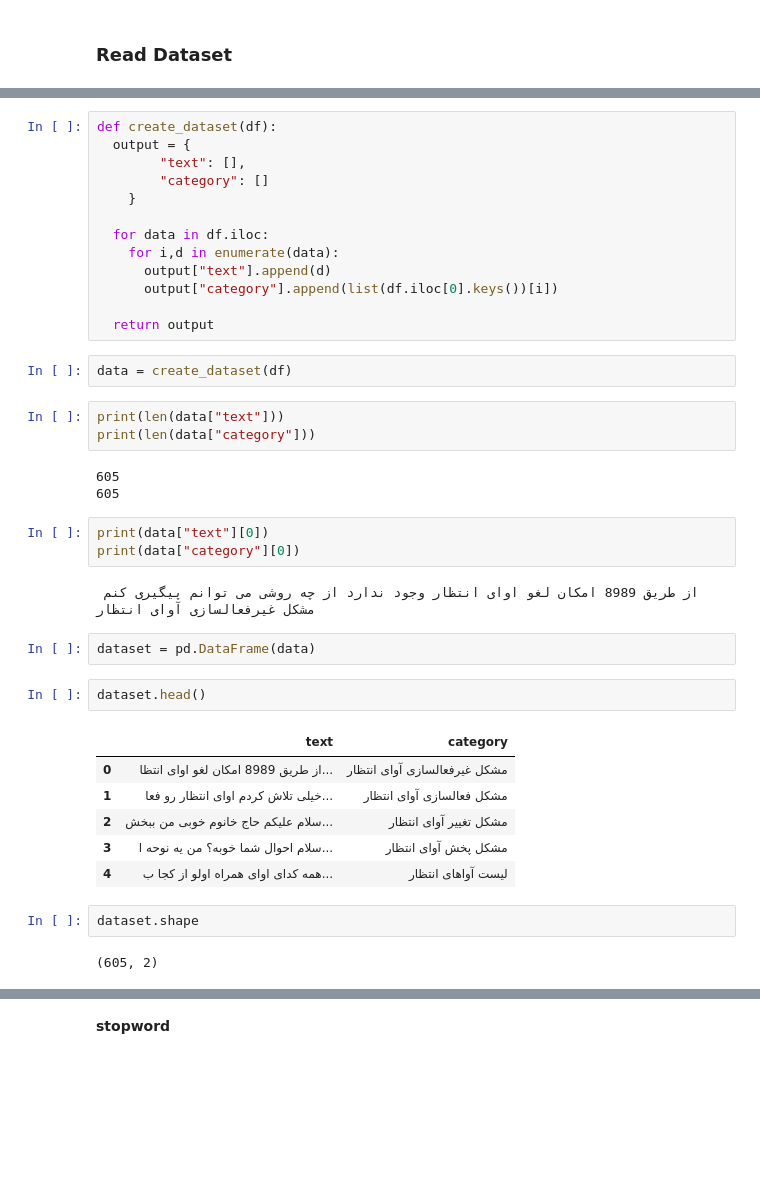
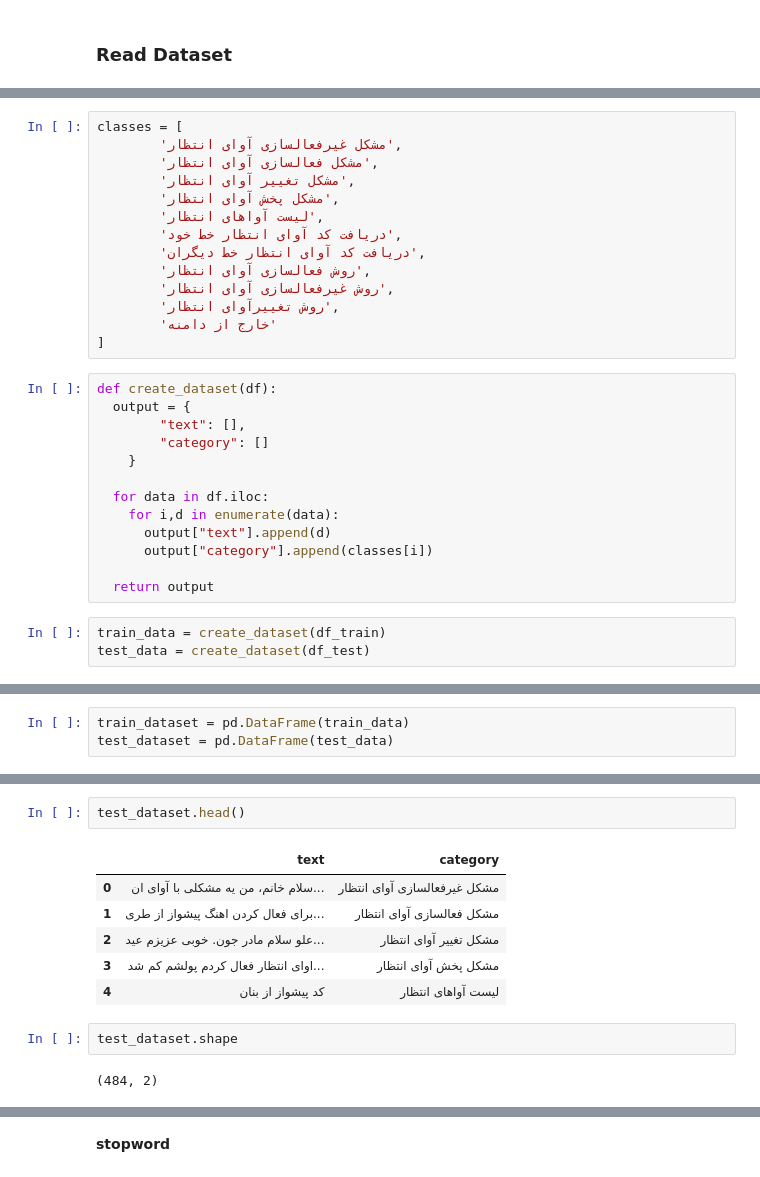
Before and after one commit to danfarh/intent-recognition, a Jupyter notebook: intent_recognition_BERT.ipynb, the cells around one changed output, grey strips where cells are left out. Cells and saved outputs as stored; diff of their text form; blank space fills up the shorter version.

```diff
--- a/intent_recognition_BERT.ipynb
+++ b/intent_recognition_BERT.ipynb
@@ -24,0 +47,30 @@ df.head()
+# %%
+classes = [
+        'مشکل غیرفعالسازی آوای انتظار',
+        'مشکل فعالسازی آوای انتظار',
+        'مشکل تغییر آوای انتظار',
+        'مشکل پخش آوای انتظار',
+        'لیست آواهای انتظار',
+        'دریافت کد آوای انتظار خط خود',
+        'دریافت کد آوای انتظار خط دیگران',
+        'روش فعالسازی آوای انتظار',
+        'روش غیرفعالسازی آوای انتظار',
+        'روش تغییرآوای انتظار',
+        'خارج از دامنه'
+]
+# %%
+def create_dataset(df):
+  output = {
+        "text": [],
+        "category": []
+    }
+
+  for data in df.iloc:
+    for i,d in enumerate(data):
+      output["text"].append(d)
+      output["category"].append(classes[i])
+
+  return output
+# %%
+train_data = create_dataset(df_train)
+test_data = create_dataset(df_test)
@@ -24,0 +89,3 @@ df.head()
+# %%
+train_dataset = pd.DataFrame(train_data)
+test_dataset = pd.DataFrame(test_data)
@@ -58,43 +105,14 @@ list(df.iloc[0].keys())
-# %%
-def create_dataset(df):
-  output = {
-        "text": [],
-        "category": []
-    }
-
-  for data in df.iloc:
-    for i,d in enumerate(data):
-      output["text"].append(d)
-      output["category"].append(list(df.iloc[0].keys())[i])
-
-  return output
-# %%
-data = create_dataset(df)
-# %%
-print(len(data["text"]))
-print(len(data["category"]))
-# %% [output]
-605
-605
-# %%
-print(data["text"][0])
-print(data["category"][0])
-# %% [output]
- از طریق 8989 امکان لغو اوای انتظار وجود ندارد از چه روشی می توانم پیگیری کنم
-مشکل غیرفعالسازی آوای انتظار
-# %%
-dataset = pd.DataFrame(data)
 # %%
-dataset.head()
+test_dataset.head()
 # %% [output]
 |  | text | category |
-| 0 | از طریق 8989 امکان لغو اوای انتظا... | مشکل غیرفعالسازی آوای انتظار |
-| 1 | خیلی تلاش کردم اوای انتظار رو فعا... | مشکل فعالسازی آوای انتظار |
-| 2 | سلام علیکم حاج خانوم خوبی من ببخش... | مشکل تغییر آوای انتظار |
-| 3 | سلام احوال شما خوبه؟ من یه نوحه ا... | مشکل پخش آوای انتظار |
-| 4 | همه کدای اوای همراه اولو از کجا ب... | لیست آواهای انتظار |
+| 0 | سلام خانم، من یه مشکلی با آوای ان... | مشکل غیرفعالسازی آوای انتظار |
+| 1 | برای فعال کردن اهنگ پیشواز از طری... | مشکل فعالسازی آوای انتظار |
+| 2 | علو سلام مادر جون. خوبی عزیزم عید... | مشکل تغییر آوای انتظار |
+| 3 | اوای انتظار فعال کردم پولشم کم شد... | مشکل پخش آوای انتظار |
+| 4 | کد پیشواز از بنان | لیست آواهای انتظار |
 # %%
-dataset.shape
+test_dataset.shape
 # %% [output]
-(605, 2)
+(484, 2)
 # %%
```
Also changed, not shown: parts of 49 cells of this notebook.
